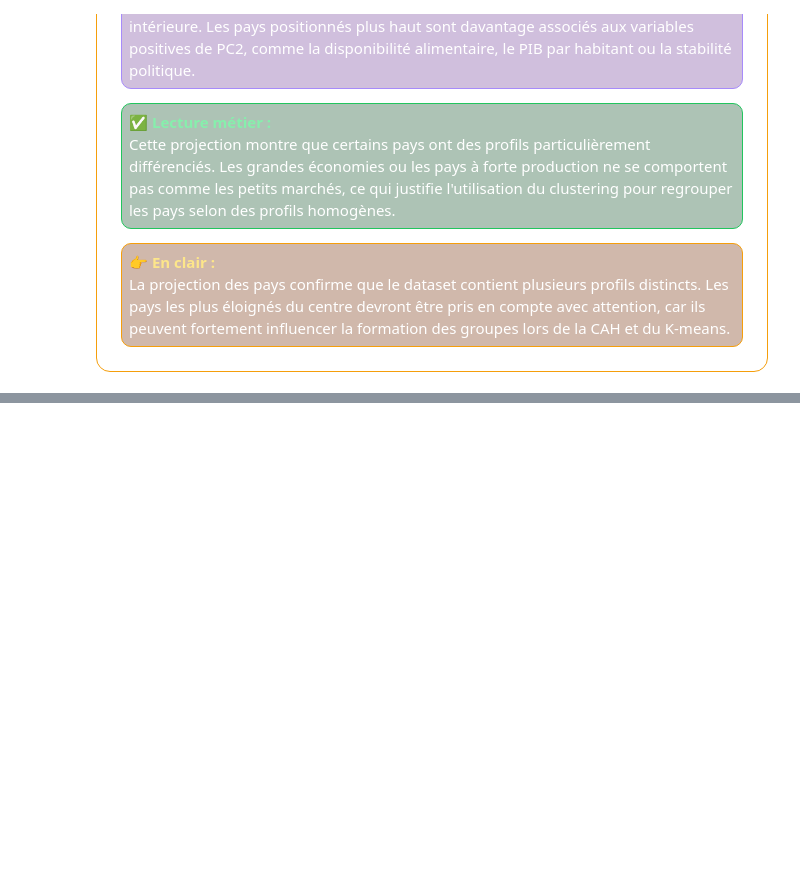
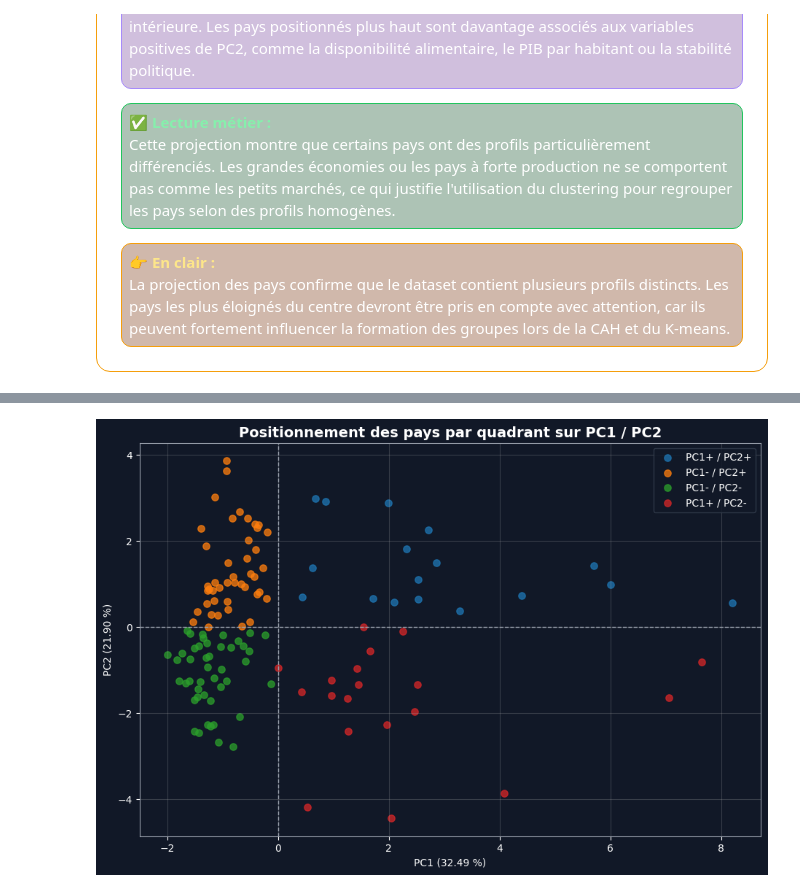
Before and after one commit to Stephane-OC/la-poule-qui-chante-market-study, a Jupyter notebook: ACP_clustering.ipynb, the cells around one changed output, grey strips where cells are left out. Saved outputs shown, nothing was run; the diff lists cells and outputs as text; code cells hidden in the pictures; blank space fills up the shorter version.

```diff
--- a/ACP_clustering.ipynb
+++ b/ACP_clustering.ipynb
@@ -1843,0 +2320,10 @@ display(
+# %%
+# Exemples de pays représentatifs par quadrant
+# On affiche quelques pays pour faciliter la lecture métier des groupes visuels
+for quadrant in projection_individus["quadrant_PC1_PC2"].unique():
+    print(f"\nExemples de pays dans le quadrant {quadrant} :")
+    display(
+        projection_individus[projection_individus["quadrant_PC1_PC2"] == quadrant]
+        [["Zone", "PC1", "PC2", "PC3", "PC4"]]
+        .head(8)
+    )
@@ -1843,0 +2371,43 @@ display(
+# %%
+# Projection des pays avec coloration par quadrant
+# Cette visualisation permet de lire les premières familles de profils avant la classification
+fig, ax = plt.subplots(figsize=(11, 7))
+
+fig.patch.set_facecolor("#111827")
+ax.set_facecolor("#111827")
+
+quadrants = projection_individus["quadrant_PC1_PC2"].unique()
+
+for quadrant in quadrants:
+    data_quadrant = projection_individus[projection_individus["quadrant_PC1_PC2"] == quadrant]
+
+    ax.scatter(
+        data_quadrant["PC1"],
+        data_quadrant["PC2"],
+        label=quadrant,
+        alpha=0.75,
+        s=45
+    )
+
+ax.axhline(0, color="#9CA3AF", linestyle="--", linewidth=1)
+ax.axvline(0, color="#9CA3AF", linestyle="--", linewidth=1)
+
+ax.set_title("Positionnement des pays par quadrant sur PC1 / PC2", color="white", fontsize=14, fontweight="bold")
+ax.set_xlabel(f"PC1 ({variance_expliquee[0] * 100:.2f} %)", color="white")
+ax.set_ylabel(f"PC2 ({variance_expliquee[1] * 100:.2f} %)", color="white")
+
+ax.tick_params(axis="x", colors="white")
+ax.tick_params(axis="y", colors="white")
+
+ax.grid(alpha=0.25)
+
+for spine in ax.spines.values():
+    spine.set_color("#9CA3AF")
+
+legend = ax.legend(facecolor="#111827", edgecolor="#374151")
+for text in legend.get_texts():
+    text.set_color("white")
+
+plt.show()
+# %% [output]
+[figure, added]
```
Also changed, not shown: parts of 18 cells of this notebook, 1 other file.
